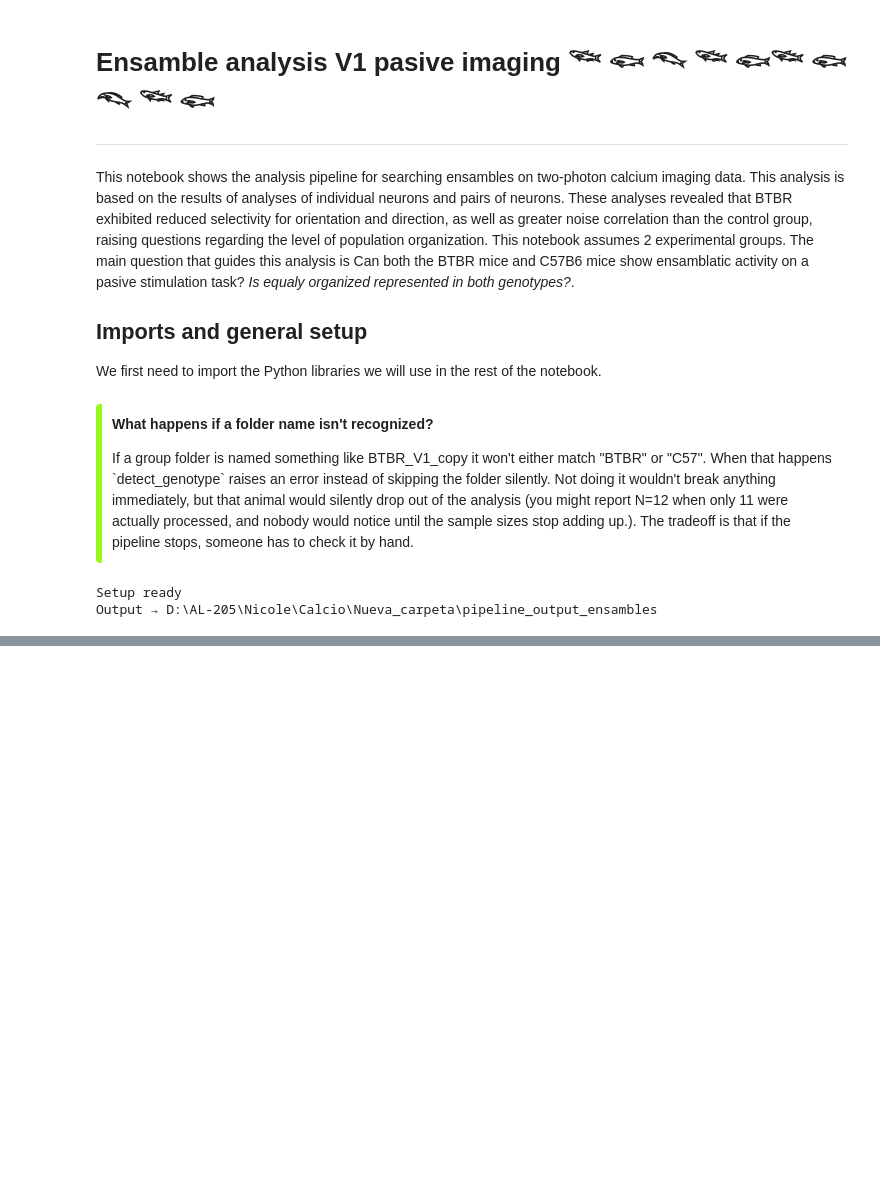
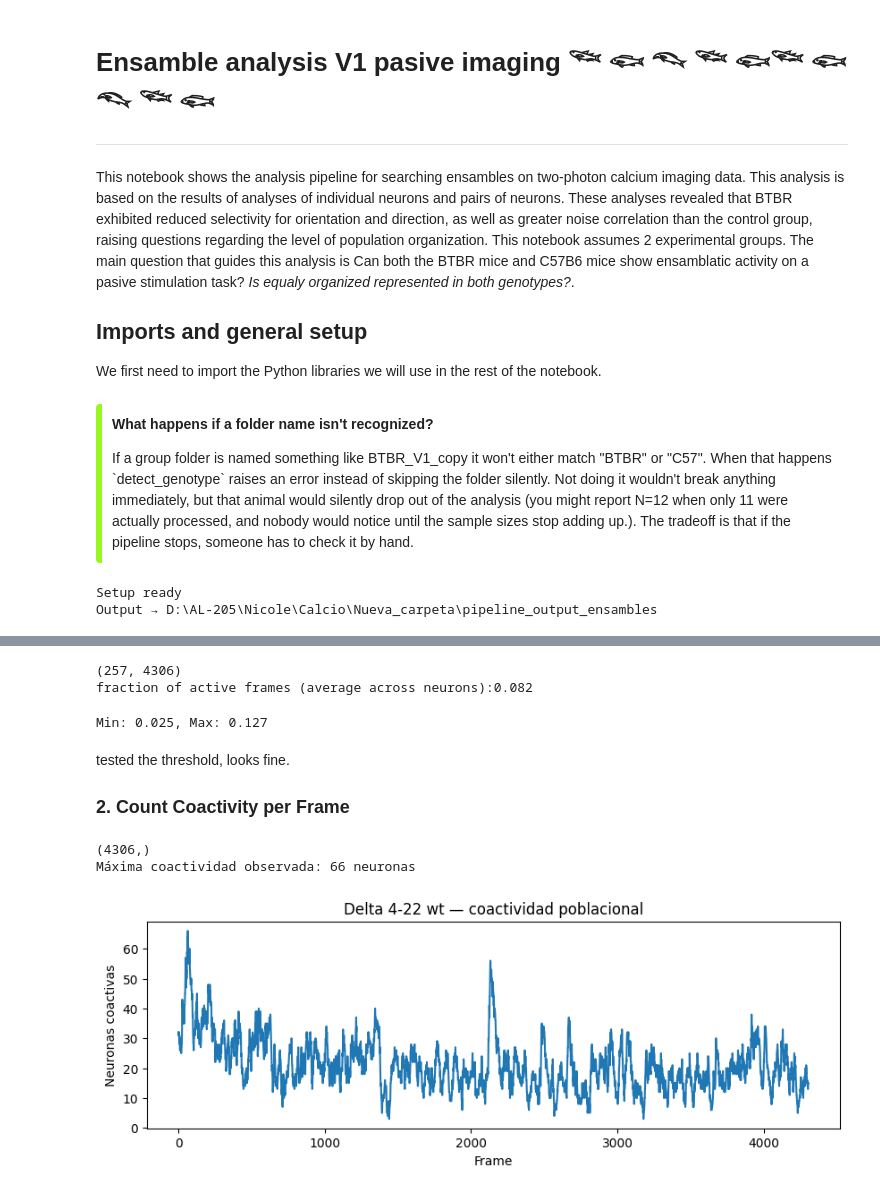
Before and after one commit to gnickii/v1-sensory-coding-asd-model, a Jupyter notebook: src/ensambles/ensambles_pipeline.ipynb, the cells around one changed output, grey strips where cells are left out. Drawn from its saved outputs; the diff is of its cells as text; code cells hidden in the pictures; blank space fills up the shorter version.

```diff
--- a/src/ensambles/ensambles_pipeline.ipynb
+++ b/src/ensambles/ensambles_pipeline.ipynb
@@ -437,6 +454,8 @@ for subject in subjects:
             'extracted_data': extracted_data,
             'responsive':     responsive,
             'genotype':       geno,
+            'traces_file':      traces_file,
+            'stimsnframes': stimsnframes,
         }
         all_results.append(sid)
 
@@ -499,0 +535,3 @@ C57: 851 total responsive neurons across 7 subjects
+# %%
+traces, n_frames = load_continuous_traces(traces_file)
+print(f'{sid}: traces shape = {traces.shape}, n_frames_total = {n_frames}')
@@ -499,0 +608,44 @@ C57: 851 total responsive neurons across 7 subjects
+# %%
+traces_tests= continuous_traces_data['Delta 4-22 wt']['traces']
+binary_test= binzarize_traces(traces_tests)
+print(binary_test.shape)
+print(f"fraction of active frames (average across neurons):{binary_test.mean():.3f}")
+# %% [output]
+(257, 4306)
+fraction of active frames (average across neurons):0.082
+# %%
+active_fraction_per_neuron= binary_test.mean(axis=1) # (N,)
+print(f"Min: {active_fraction_per_neuron.min():.3f}, Max: {active_fraction_per_neuron.max():.3f}")
+# %% [output]
+Min: 0.025, Max: 0.127
+# %% [markdown]
+tested the threshold, looks fine.
+
+### 2. Count Coactivity per Frame
+# %%
+def count_coactivity(binary_traces: np.ndarray) -> np.ndarray:
+    """
+    Counts how many neurons are active simultaneously in each frame.
+
+    binary_traces: array (N_neurons, T_frames), binary (0/1)
+
+    Returns: array (T_frames,) — number of active neurons per frame
+    """
+
+    coactivity= np.sum(binary_traces, axis=0) #(T,)
+    return coactivity
+# %%
+coactivity_test = count_coactivity(binary_test)
+print(coactivity_test.shape)  # debería ser (4306,) para este sujeto
+print(f'Máxima coactividad observada: {coactivity_test.max()} neuronas')
+
+plt.figure(figsize=(10, 3))
+plt.plot(coactivity_test)
+plt.xlabel('Frame')
+plt.ylabel('Neuronas coactivas')
+plt.title('Delta 4-22 wt — coactividad poblacional')
+plt.show()
+# %% [output]
+(4306,)
+Máxima coactividad observada: 66 neuronas
+[figure, added]
```
Also changed, not shown: parts of 32 cells of this notebook.
